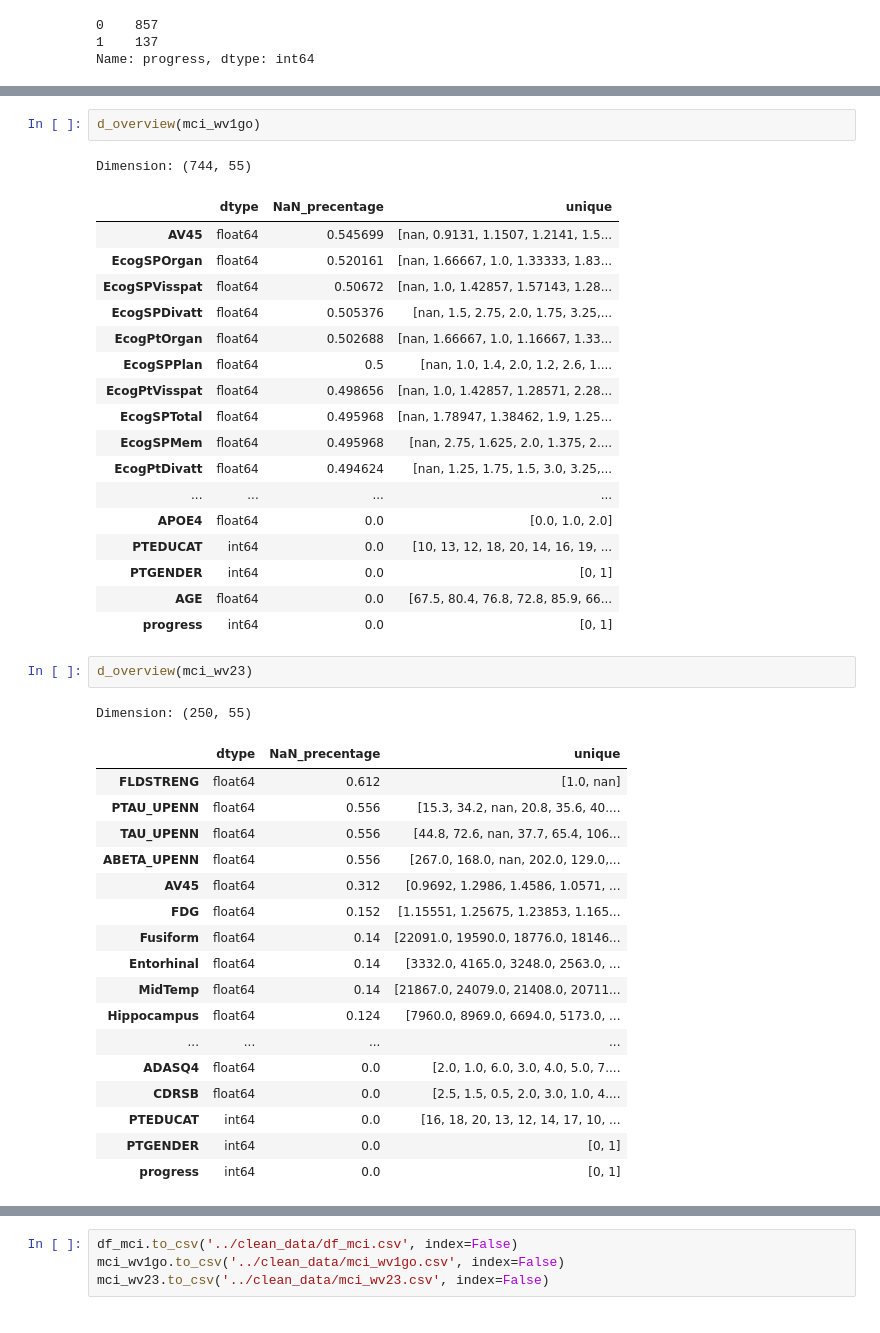
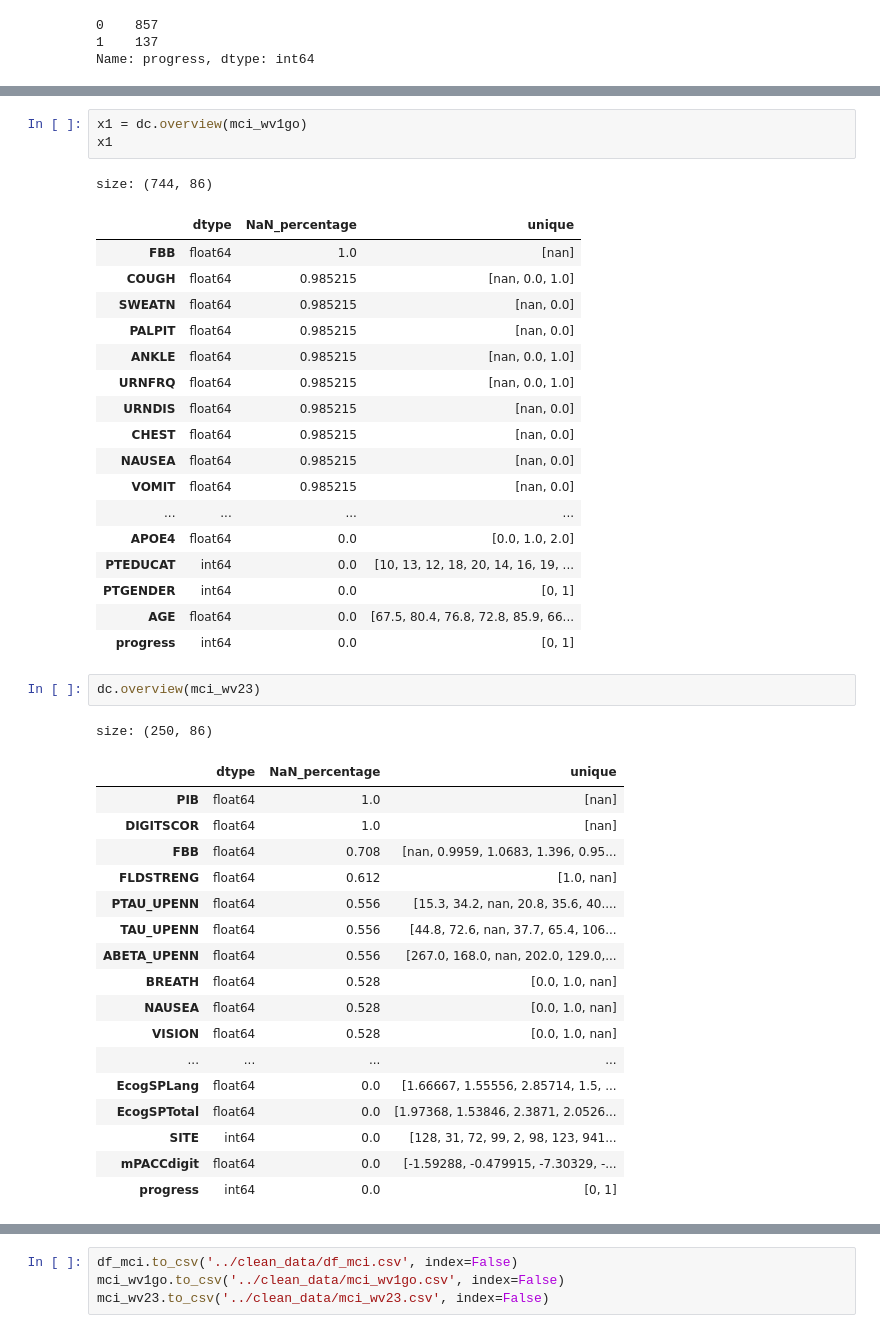
Before and after one commit to tctsung/AD_boosting, a Jupyter notebook: data_augmentation.ipynb, the cells around one changed output, grey strips where cells are left out. Drawn from its saved outputs; the diff is of its cells as text.

```diff
--- a/data_augmentation.ipynb
+++ b/data_augmentation.ipynb
@@ -159,18 +172,19 @@ mci_wv1go.drop(["ORIGPROT"], axis=1, inplace=True)
 # %%
-d_overview(mci_wv1go)
+x1 = dc.overview(mci_wv1go)
+x1
 # %% [output]
-Dimension: (744, 55)
+size: (744, 86)
-|  | dtype | NaN_precentage | unique |
-| AV45 | float64 | 0.545699 | [nan, 0.9131, 1.1507, 1.2141, 1.5... |
-| EcogSPOrgan | float64 | 0.520161 | [nan, 1.66667, 1.0, 1.33333, 1.83... |
-| EcogSPVisspat | float64 | 0.50672 | [nan, 1.0, 1.42857, 1.57143, 1.28... |
-| EcogSPDivatt | float64 | 0.505376 | [nan, 1.5, 2.75, 2.0, 1.75, 3.25,... |
-| EcogPtOrgan | float64 | 0.502688 | [nan, 1.66667, 1.0, 1.16667, 1.33... |
-| EcogSPPlan | float64 | 0.5 | [nan, 1.0, 1.4, 2.0, 1.2, 2.6, 1.... |
-| EcogPtVisspat | float64 | 0.498656 | [nan, 1.0, 1.42857, 1.28571, 2.28... |
-| EcogSPTotal | float64 | 0.495968 | [nan, 1.78947, 1.38462, 1.9, 1.25... |
-| EcogSPMem | float64 | 0.495968 | [nan, 2.75, 1.625, 2.0, 1.375, 2.... |
-| EcogPtDivatt | float64 | 0.494624 | [nan, 1.25, 1.75, 1.5, 3.0, 3.25,... |
+|  | dtype | NaN_percentage | unique |
+| FBB | float64 | 1.0 | [nan] |
+| COUGH | float64 | 0.985215 | [nan, 0.0, 1.0] |
+| SWEATN | float64 | 0.985215 | [nan, 0.0] |
+| PALPIT | float64 | 0.985215 | [nan, 0.0] |
+| ANKLE | float64 | 0.985215 | [nan, 0.0, 1.0] |
+| URNFRQ | float64 | 0.985215 | [nan, 0.0, 1.0] |
+| URNDIS | float64 | 0.985215 | [nan, 0.0] |
+| CHEST | float64 | 0.985215 | [nan, 0.0] |
+| NAUSEA | float64 | 0.985215 | [nan, 0.0] |
+| VOMIT | float64 | 0.985215 | [nan, 0.0] |
 | ... | ... | ... | ... |
 | APOE4 | float64 | 0.0 | [0.0, 1.0, 2.0] |
 | PTEDUCAT | int64 | 0.0 | [10, 13, 12, 18, 20, 14, 16, 19, ... |
@@ -178,23 +192,23 @@ Dimension: (744, 55)
 | AGE | float64 | 0.0 | [67.5, 80.4, 76.8, 72.8, 85.9, 66... |
 | progress | int64 | 0.0 | [0, 1] |
 # %%
-d_overview(mci_wv23)
+dc.overview(mci_wv23)
 # %% [output]
-Dimension: (250, 55)
+size: (250, 86)
-|  | dtype | NaN_precentage | unique |
+|  | dtype | NaN_percentage | unique |
+| PIB | float64 | 1.0 | [nan] |
+| DIGITSCOR | float64 | 1.0 | [nan] |
+| FBB | float64 | 0.708 | [nan, 0.9959, 1.0683, 1.396, 0.95... |
 | FLDSTRENG | float64 | 0.612 | [1.0, nan] |
 | PTAU_UPENN | float64 | 0.556 | [15.3, 34.2, nan, 20.8, 35.6, 40.... |
 | TAU_UPENN | float64 | 0.556 | [44.8, 72.6, nan, 37.7, 65.4, 106... |
 | ABETA_UPENN | float64 | 0.556 | [267.0, 168.0, nan, 202.0, 129.0,... |
-| AV45 | float64 | 0.312 | [0.9692, 1.2986, 1.4586, 1.0571, ... |
-| FDG | float64 | 0.152 | [1.15551, 1.25675, 1.23853, 1.165... |
-| Fusiform | float64 | 0.14 | [22091.0, 19590.0, 18776.0, 18146... |
-| Entorhinal | float64 | 0.14 | [3332.0, 4165.0, 3248.0, 2563.0, ... |
-| MidTemp | float64 | 0.14 | [21867.0, 24079.0, 21408.0, 20711... |
-| Hippocampus | float64 | 0.124 | [7960.0, 8969.0, 6694.0, 5173.0, ... |
+| BREATH | float64 | 0.528 | [0.0, 1.0, nan] |
+| NAUSEA | float64 | 0.528 | [0.0, 1.0, nan] |
+| VISION | float64 | 0.528 | [0.0, 1.0, nan] |
 | ... | ... | ... | ... |
-| ADASQ4 | float64 | 0.0 | [2.0, 1.0, 6.0, 3.0, 4.0, 5.0, 7.... |
-| CDRSB | float64 | 0.0 | [2.5, 1.5, 0.5, 2.0, 3.0, 1.0, 4.... |
-| PTEDUCAT | int64 | 0.0 | [16, 18, 20, 13, 12, 14, 17, 10, ... |
-| PTGENDER | int64 | 0.0 | [0, 1] |
+| EcogSPLang | float64 | 0.0 | [1.66667, 1.55556, 2.85714, 1.5, ... |
+| EcogSPTotal | float64 | 0.0 | [1.97368, 1.53846, 2.3871, 2.0526... |
+| SITE | int64 | 0.0 | [128, 31, 72, 99, 2, 98, 123, 941... |
+| mPACCdigit | float64 | 0.0 | [-1.59288, -0.479915, -7.30329, -... |
 | progress | int64 | 0.0 | [0, 1] |
```
Also changed, not shown: parts of 10 cells of this notebook.
